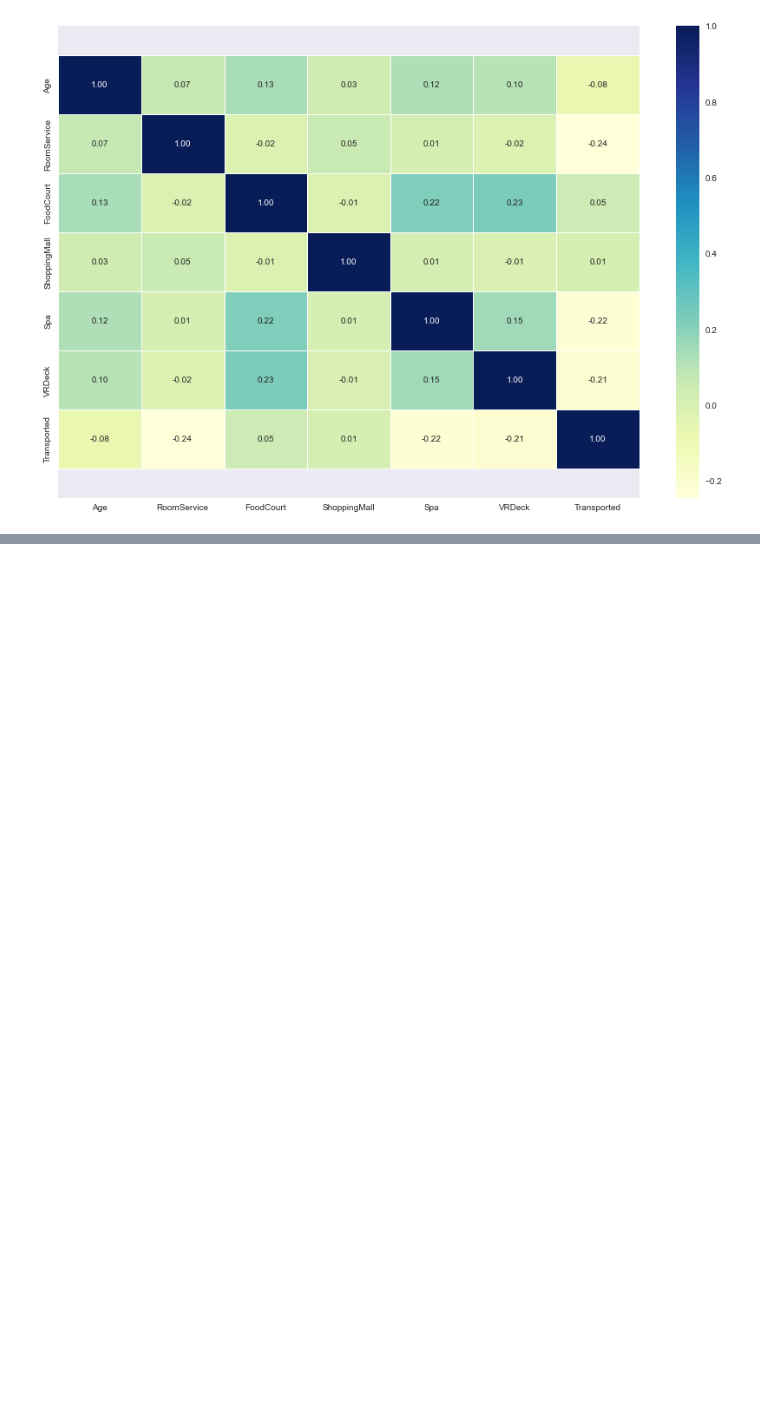
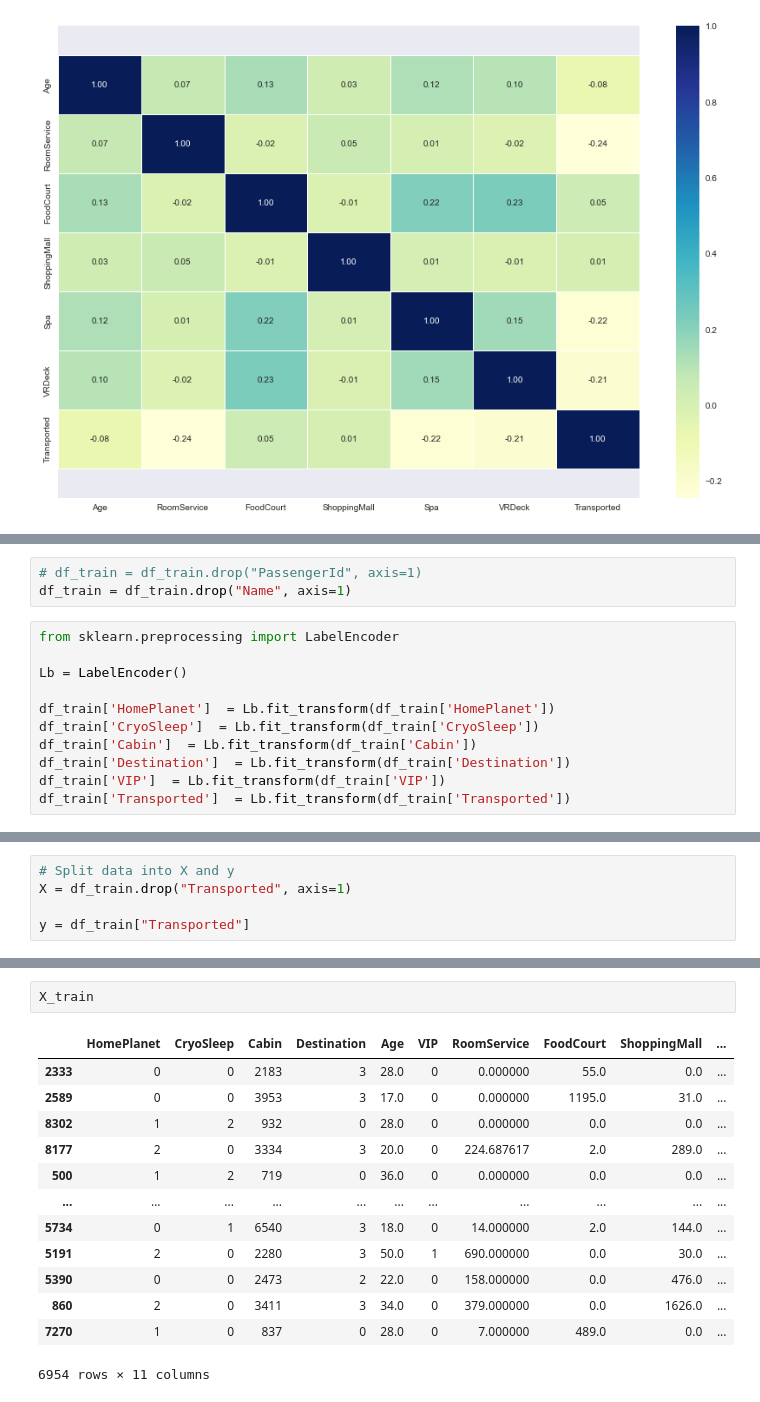
Before and after one commit to abideen-olawuwo/spaceshiptitanic, a Jupyter notebook: spaceship.ipynb, the cells around one changed output, grey strips where cells are left out. Saved outputs shown, nothing was run; the diff lists cells and outputs as text; blank space fills up the shorter version.

```diff
--- a/spaceship.ipynb
+++ b/spaceship.ipynb
@@ -276,0 +331,14 @@ ax.set_ylim(bottom + 0.5, top - 0.5)
+# %%
+# df_train = df_train.drop("PassengerId", axis=1)
+df_train = df_train.drop("Name", axis=1)
+# %%
+from sklearn.preprocessing import LabelEncoder
+
+Lb = LabelEncoder()
+
+df_train['HomePlanet']  = Lb.fit_transform(df_train['HomePlanet'])
+df_train['CryoSleep']  = Lb.fit_transform(df_train['CryoSleep'])
+df_train['Cabin']  = Lb.fit_transform(df_train['Cabin'])
+df_train['Destination']  = Lb.fit_transform(df_train['Destination'])
+df_train['VIP']  = Lb.fit_transform(df_train['VIP'])
+df_train['Transported']  = Lb.fit_transform(df_train['Transported'])
@@ -276,0 +347,5 @@ ax.set_ylim(bottom + 0.5, top - 0.5)
+# %%
+# Split data into X and y
+X = df_train.drop("Transported", axis=1)
+
+y = df_train["Transported"]
@@ -276,0 +384,16 @@ ax.set_ylim(bottom + 0.5, top - 0.5)
+# %%
+X_train
+# %% [output]
+|  | HomePlanet | CryoSleep | Cabin | Destination | Age | VIP | RoomService | FoodCourt | ShoppingMall | ... |
+| 2333 | 0 | 0 | 2183 | 3 | 28.0 | 0 | 0.000000 | 55.0 | 0.0 | ... |
+| 2589 | 0 | 0 | 3953 | 3 | 17.0 | 0 | 0.000000 | 1195.0 | 31.0 | ... |
+| 8302 | 1 | 2 | 932 | 0 | 28.0 | 0 | 0.000000 | 0.0 | 0.0 | ... |
+| 8177 | 2 | 0 | 3334 | 3 | 20.0 | 0 | 224.687617 | 2.0 | 289.0 | ... |
+| 500 | 1 | 2 | 719 | 0 | 36.0 | 0 | 0.000000 | 0.0 | 0.0 | ... |
+| ... | ... | ... | ... | ... | ... | ... | ... | ... | ... | ... |
+| 5734 | 0 | 1 | 6540 | 3 | 18.0 | 0 | 14.000000 | 2.0 | 144.0 | ... |
+| 5191 | 2 | 0 | 2280 | 3 | 50.0 | 1 | 690.000000 | 0.0 | 30.0 | ... |
+| 5390 | 0 | 0 | 2473 | 2 | 22.0 | 0 | 158.000000 | 0.0 | 476.0 | ... |
+| 860 | 2 | 0 | 3411 | 3 | 34.0 | 0 | 379.000000 | 0.0 | 1626.0 | ... |
+| 7270 | 1 | 0 | 837 | 0 | 28.0 | 0 | 7.000000 | 489.0 | 0.0 | ... |
+6954 rows × 11 columns
```
Also changed, not shown: parts of 15 cells of this notebook, 1 other file.
